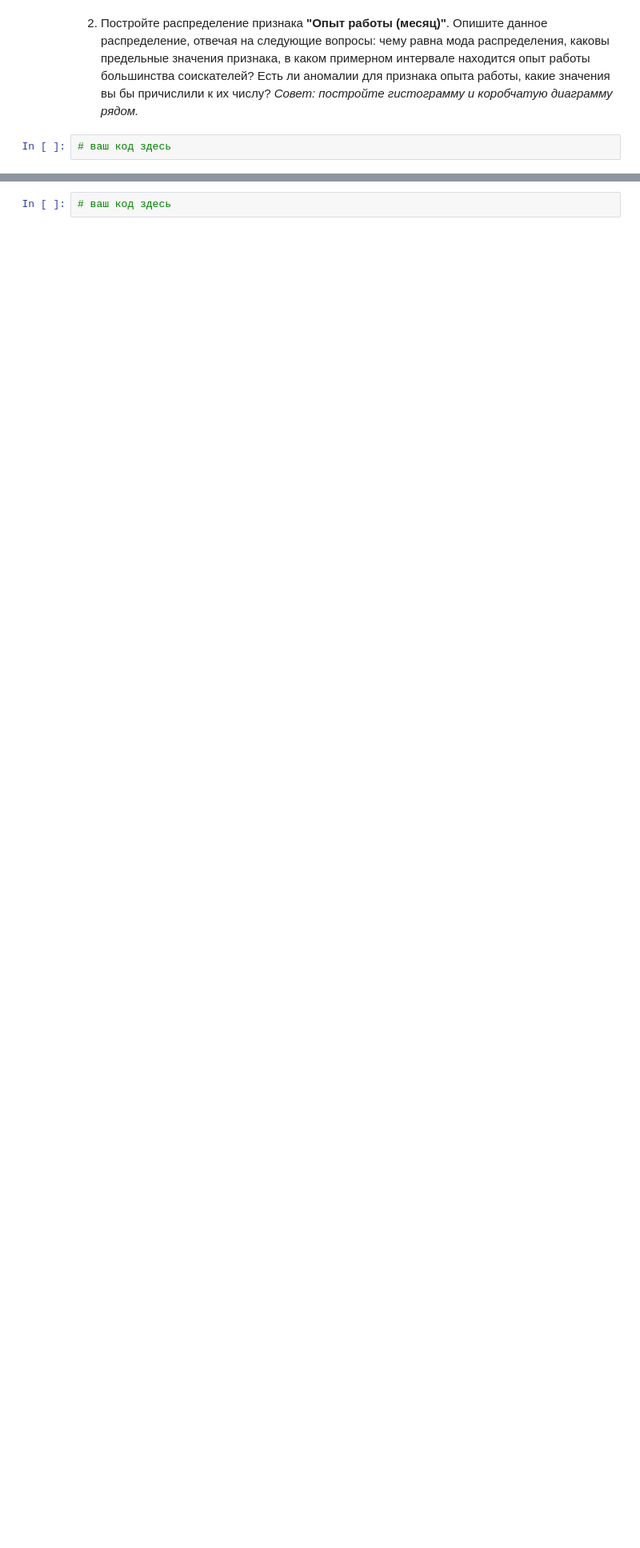
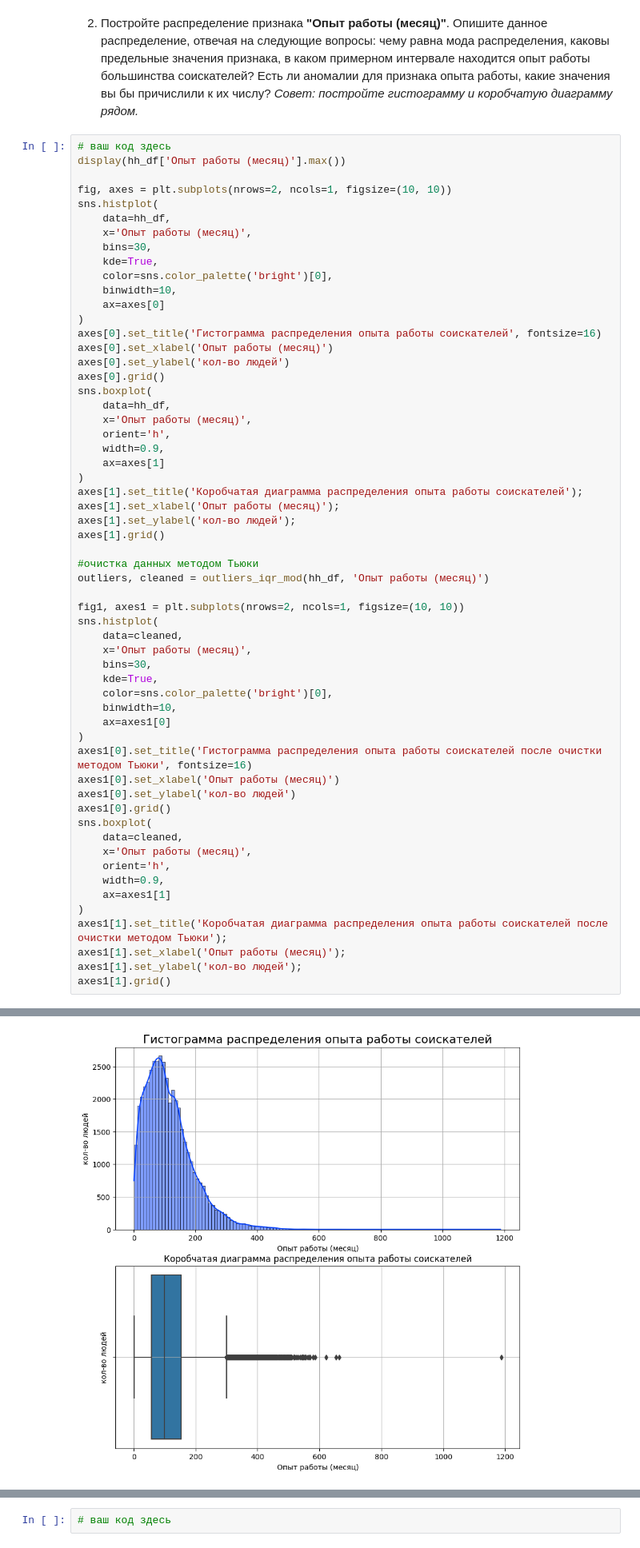
Before and after one commit to HunterV1rus/SF_DS, a Jupyter notebook: Skillfactory/Project_1_анализ_HeadHunter/Project-1_Ноутбук-шаблон.ipynb, the cells around one changed output, grey strips where cells are left out. Shown at 80% size. Saved outputs shown, nothing was run; the diff lists cells and outputs as text; blank space fills up the shorter version.

```diff
--- a/Skillfactory/Project_1_анализ_HeadHunter/Project-1_Ноутбук-шаблон.ipynb
+++ b/Skillfactory/Project_1_анализ_HeadHunter/Project-1_Ноутбук-шаблон.ipynb
@@ -454,3 +533,60 @@ Name: гибкий график, dtype: int64
 *Совет: постройте гистограмму и коробчатую диаграмму рядом.*
 # %%
 # ваш код здесь
+display(hh_df['Опыт работы (месяц)'].max())
+
+fig, axes = plt.subplots(nrows=2, ncols=1, figsize=(10, 10))
+sns.histplot(
+    data=hh_df,
+    x='Опыт работы (месяц)',
+    bins=30,
+    kde=True,
+    color=sns.color_palette('bright')[0],
+    binwidth=10,
+    ax=axes[0]
+)
+axes[0].set_title('Гистограмма распределения опыта работы соискателей', fontsize=16)
+axes[0].set_xlabel('Опыт работы (месяц)')
+axes[0].set_ylabel('кол-во людей')
+axes[0].grid()
+sns.boxplot(
+    data=hh_df,
+    x='Опыт работы (месяц)',
+    orient='h',
+    width=0.9,
+    ax=axes[1]
+)
+axes[1].set_title('Коробчатая диаграмма распределения опыта работы соискателей');
+axes[1].set_xlabel('Опыт работы (месяц)');
+axes[1].set_ylabel('кол-во людей');
+axes[1].grid()
+
+#очистка данных методом Тьюки
+outliers, cleaned = outliers_iqr_mod(hh_df, 'Опыт работы (месяц)')
+
+fig1, axes1 = plt.subplots(nrows=2, ncols=1, figsize=(10, 10))
+sns.histplot(
+    data=cleaned,
+    x='Опыт работы (месяц)',
+    bins=30,
+    kde=True,
+    color=sns.color_palette('bright')[0],
+    binwidth=10,
+    ax=axes1[0]
+)
+axes1[0].set_title('Гистограмма распределения опыта работы соискателей после очистки методом Тьюки', fontsize=16)
+axes1[0].set_xlabel('Опыт работы (месяц)')
+axes1[0].set_ylabel('кол-во людей')
+axes1[0].grid()
+sns.boxplot(
+    data=cleaned,
+    x='Опыт работы (месяц)',
+    orient='h',
+    width=0.9,
+    ax=axes1[1]
+)
+axes1[1].set_title('Коробчатая диаграмма распределения опыта работы соискателей после очистки методом Тьюки');
+axes1[1].set_xlabel('Опыт работы (месяц)');
+axes1[1].set_ylabel('кол-во людей');
+axes1[1].grid()
+# %% [output]
@@ -456,0 +594 @@ Name: гибкий график, dtype: int64
+[figure, added]
```
Also changed, not shown: parts of 23 cells of this notebook, 1 other file.
